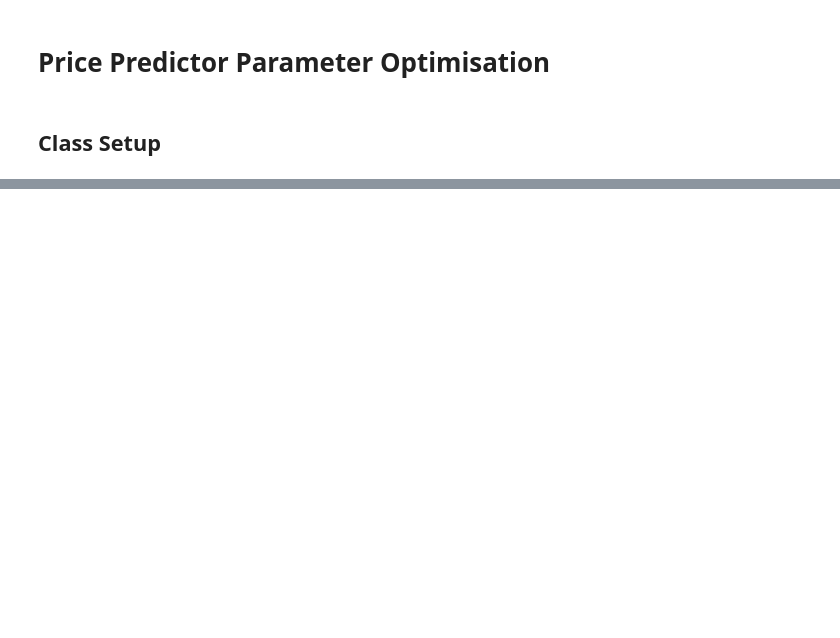
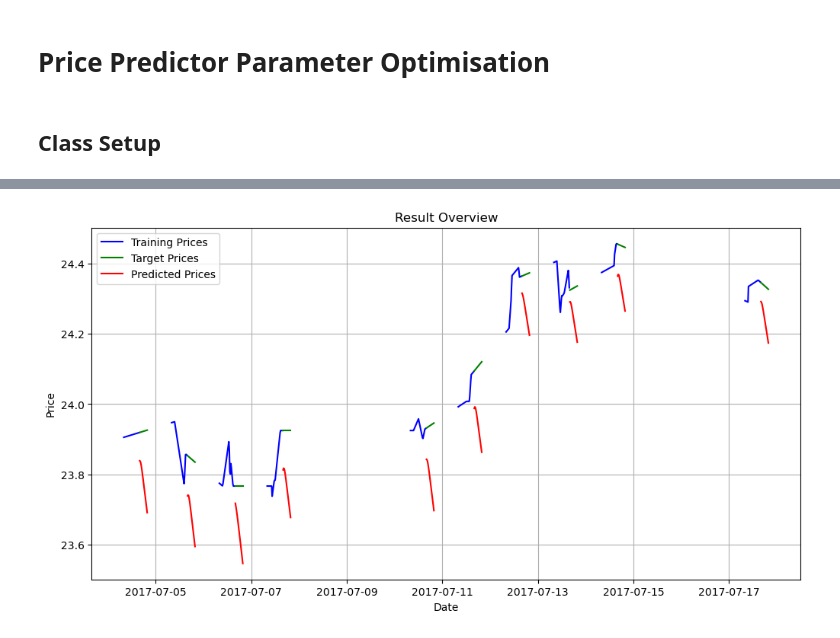
Before and after one commit to paulruesing/hybrid-rl-index-trading, a Jupyter notebook: notebooks/predictor_parametrisation.ipynb, the cells around one changed output, grey strips where cells are left out. Cells and saved outputs as stored; diff of their text form; code cells hidden in the pictures; blank space fills up the shorter version.

```diff
--- a/notebooks/predictor_parametrisation.ipynb
+++ b/notebooks/predictor_parametrisation.ipynb
@@ -170,0 +890,4 @@ class LSTMPredictor:
+# %%
+predictor_a2_2.plot_prediction_overview('training', (0,10))
+# %% [output]
+[figure, added]
```
Also changed, not shown: parts of 9 cells of this notebook.
